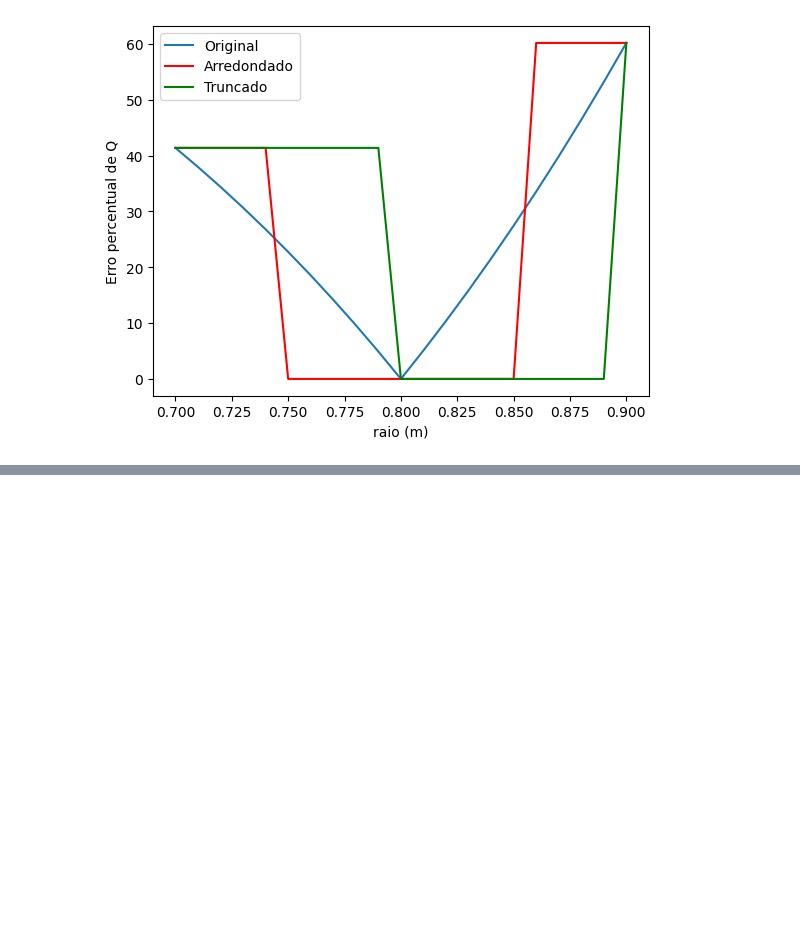
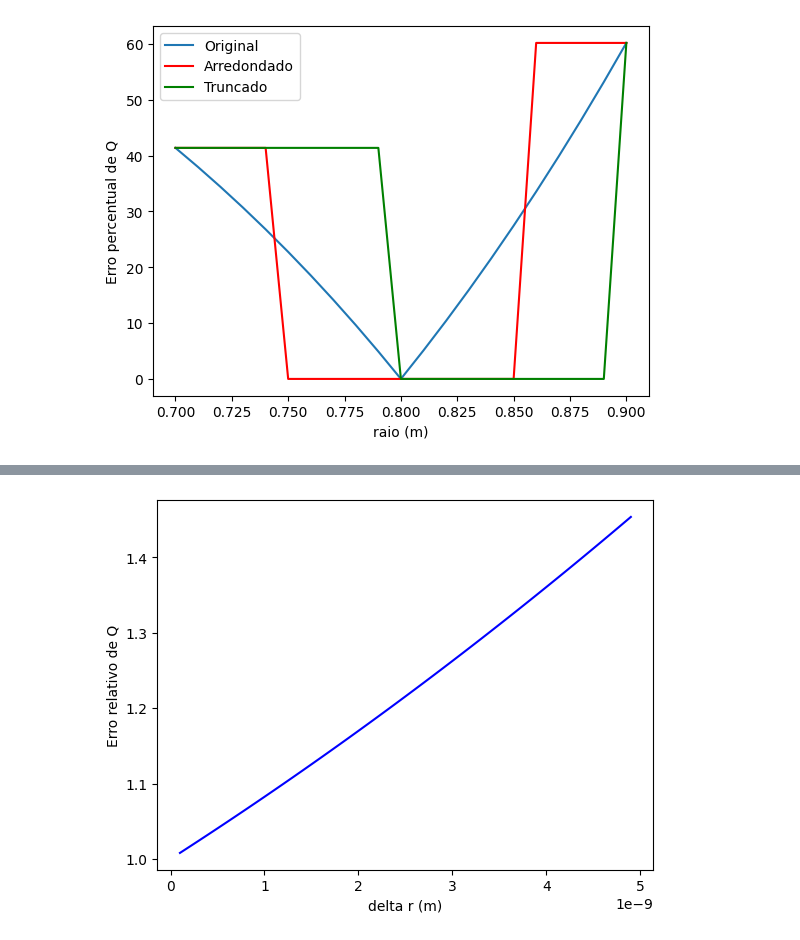
Before and after one commit to EduardoKenzoHayashi/CN-Lobosco, a Jupyter notebook: Atividade1.ipynb, the cells around one changed output, grey strips where cells are left out. Saved outputs shown, nothing was run; the diff lists cells and outputs as text; code cells hidden in the pictures; blank space fills up the shorter version.

```diff
--- a/Atividade1.ipynb
+++ b/Atividade1.ipynb
@@ -496,0 +548,10 @@ plt.show()
+# %%
+erd = []
+for delta in deltar:
+  erd.append(err_rel(calQd(rmais(rd, delta),pd, mid, Ld ),Qd))
+plt.plot(deltar, erd, color = "blue")
+plt.xlabel("delta r (m)")
+plt.ylabel("Erro relativo de Q")
+plt.show()
+# %% [output]
+[figure, added]
```
Also changed, not shown: parts of 17 cells of this notebook.
